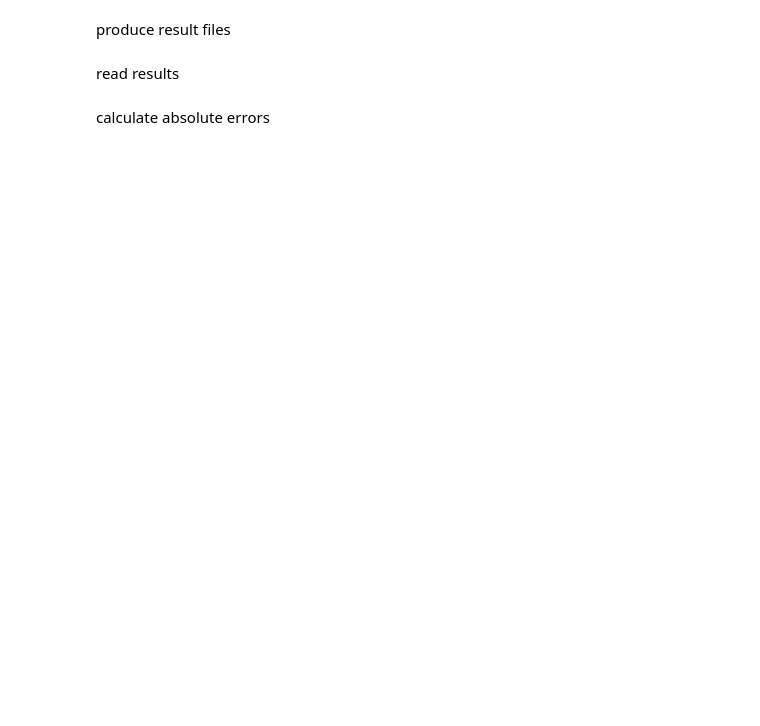
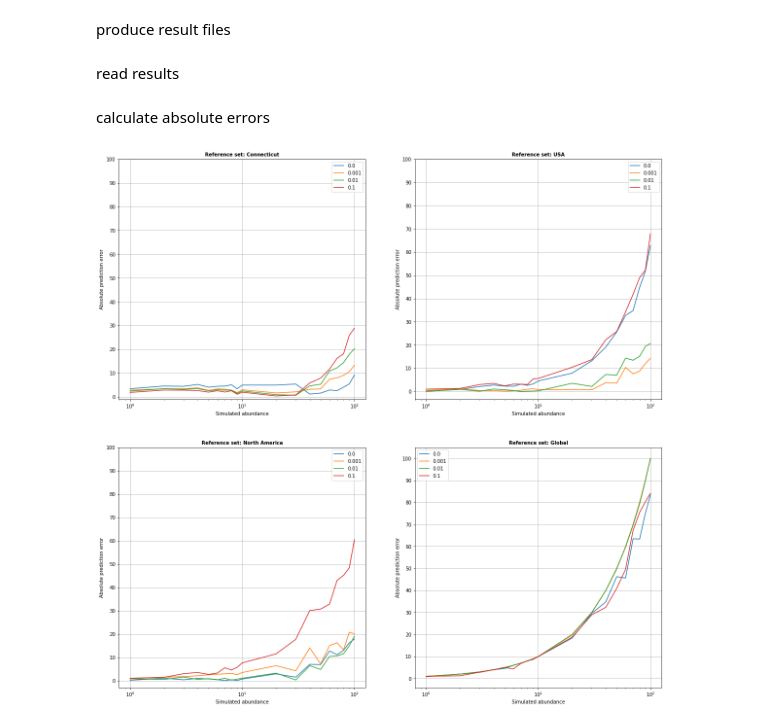
Before and after one commit to IoannaNika/wastewater_analysis, a Jupyter notebook: Experiments/N_Content_Optimization/plots.ipynb, the cells around one changed output. Drawn from its saved outputs; the diff is of its cells as text; code cells hidden in the pictures; blank space fills up the shorter version.

Commit message:
changes on plots

```diff
--- a/Experiments/N_Content_Optimization/plots.ipynb
+++ b/Experiments/N_Content_Optimization/plots.ipynb
@@ -24,24 +24,26 @@ absolute_errors = calculate_absolute_errors_2_dir(results, N_content, ref_sets_N
 # %%
 import matplotlib.pylab as plt
 
 fig, ax = plt.subplots(2, 2, figsize=(20, 20))
 
 for ref_set, (i,j) in zip(ref_sets_NA, [(0,0), (0,1), (1,0), (1,1)]):
     for na in N_content:
         ax[i][j].plot(abundances, list(absolute_errors[na][ref_set].values()), label= na)
-    ax[i][j].set_xlabel("Simulated abundance")
-    ax[i][j].set_ylabel("Absolute prediction error")
+    ax[i][j].set_xlabel("Simulated abundance", fontsize = 10)
+    ax[i][j].set_ylabel("Absolute prediction error", fontsize = 10)
     ax[i][j].set_xscale('log')
-    ax[i][j].set_title("Reference set: {}".format(ref_set.replace("_", " ")), fontweight='bold')
+    ax[i][j].set_title("Reference set: {}".format(ref_set.replace("_", " ")), fontweight='bold', fontsize = 10)
     ax[i][j].grid()
     # plot x=y line black and dashed
-    ax[i][j].legend()
+    ax[i][j].legend(fontsize = 10)
     ax[i][j].set_yticks([0, 10, 20, 30, 40, 50, 60, 70, 80 , 90, 100])
 
 # save figure as pdf with tight layout
 if os.path.isdir("figures") == False:
  os.mkdir("figures")
 plt.savefig("figures/line_plot.pdf", bbox_inches='tight')
+# %% [output]
+[figure, added]
 # %%
 import matplotlib.pylab as plt
 
```
Also changed, not shown: parts of 3 cells of this notebook, 26 other files.
